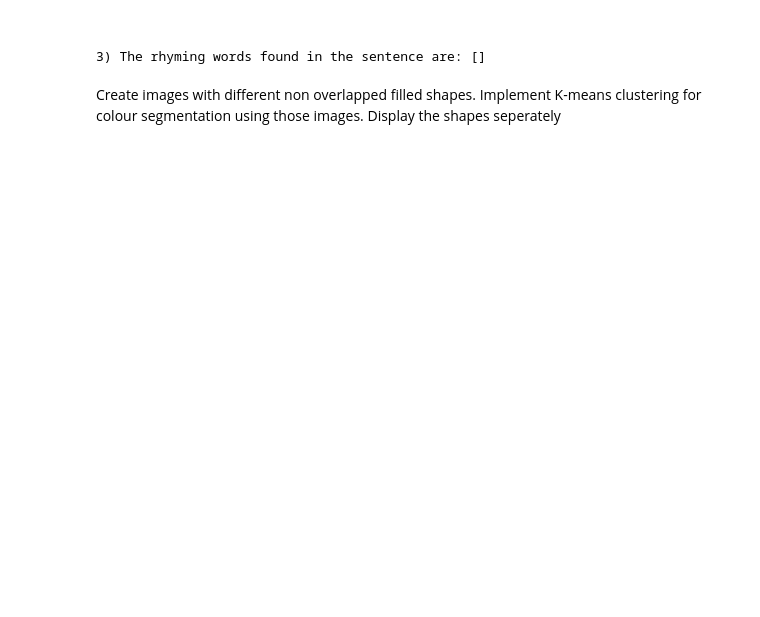
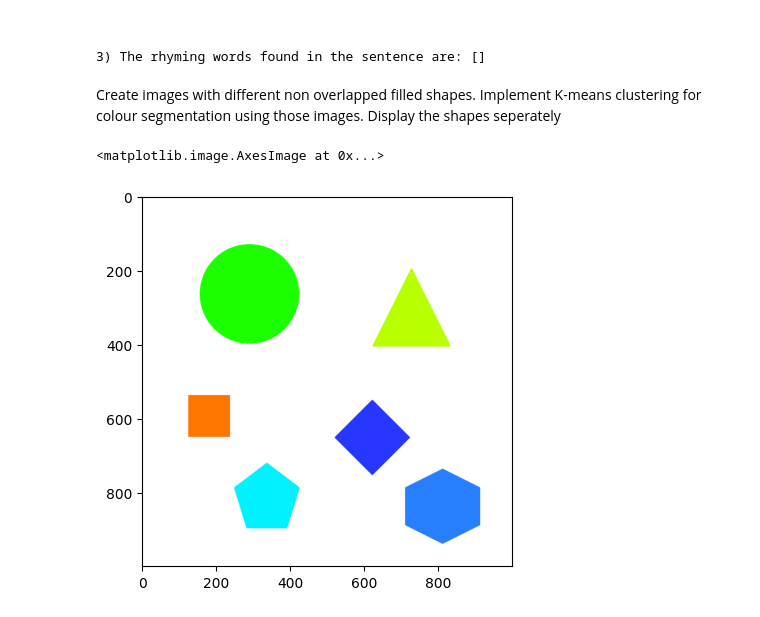
Before and after one commit to Hr15h1/AI_semII, a Jupyter notebook: lab_cycle_1.ipynb, the cells around one changed output. Drawn from its saved outputs; the diff is of its cells as text; code cells hidden in the pictures; blank space fills up the shorter version.

```diff
--- a/lab_cycle_1.ipynb
+++ b/lab_cycle_1.ipynb
@@ -456,3 +457,8 @@ With the end of the school year rapidly approaching, students hurried to finish
 3) The rhyming words found in the sentence are: []
 # %% [markdown]
 Create images with different non overlapped filled shapes. Implement K-means clustering for colour segmentation using those images. Display the shapes seperately
+# %%
+shapes_img = cv2.imread("images/shapes.png")
+# %% [output]
+<matplotlib.image.AxesImage at 0x...>
+[figure, added]
```
Also changed, not shown: parts of 1 cell of this notebook, 2 other files.
